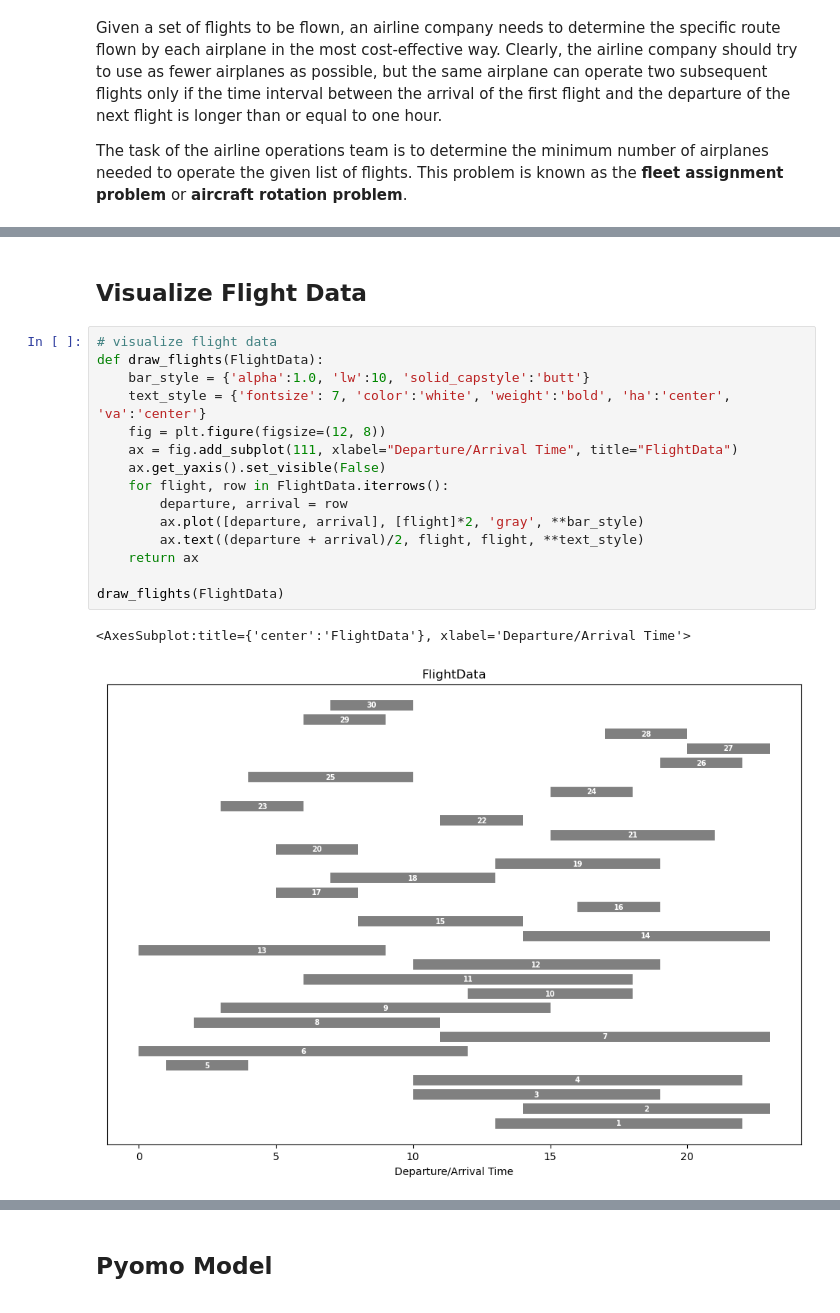
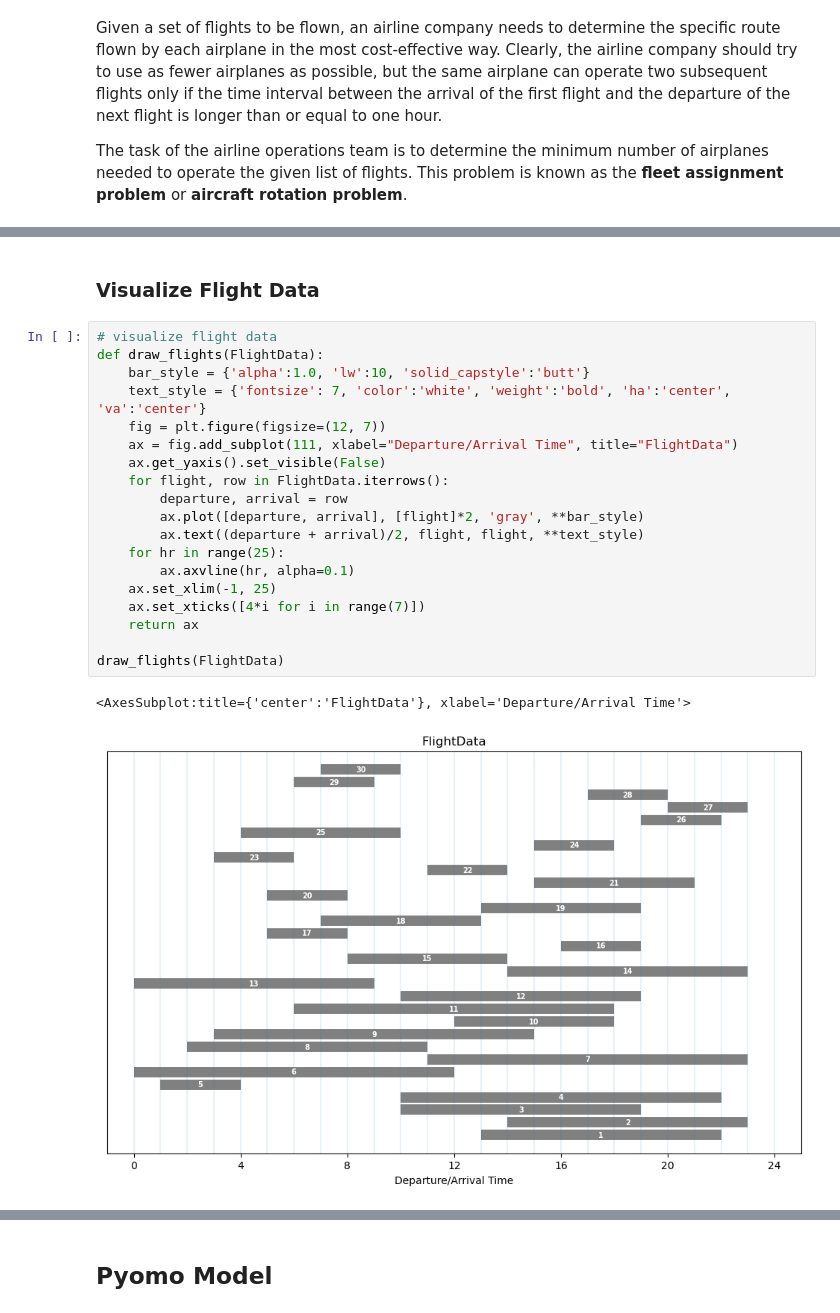
Before and after one commit to mobook/MO-book, a Jupyter notebook: notebooks/07/fleet-assignment.ipynb, the cells around one changed output, grey strips where cells are left out. Cells and saved outputs as stored; diff of their text form.

```diff
--- a/notebooks/07/fleet-assignment.ipynb
+++ b/notebooks/07/fleet-assignment.ipynb
@@ -45,20 +56,24 @@ FlightData.set_index("Flight", inplace=True)
 # %% [markdown]
-## Visualize Flight Data
+### Visualize Flight Data
 # %%
 # visualize flight data
 def draw_flights(FlightData):
     bar_style = {'alpha':1.0, 'lw':10, 'solid_capstyle':'butt'}
     text_style = {'fontsize': 7, 'color':'white', 'weight':'bold', 'ha':'center', 'va':'center'}
-    fig = plt.figure(figsize=(12, 8))
+    fig = plt.figure(figsize=(12, 7))
     ax = fig.add_subplot(111, xlabel="Departure/Arrival Time", title="FlightData")
     ax.get_yaxis().set_visible(False)
     for flight, row in FlightData.iterrows():
         departure, arrival = row
         ax.plot([departure, arrival], [flight]*2, 'gray', **bar_style)
         ax.text((departure + arrival)/2, flight, flight, **text_style)
+    for hr in range(25):
+        ax.axvline(hr, alpha=0.1)
+    ax.set_xlim(-1, 25)
+    ax.set_xticks([4*i for i in range(7)])
     return ax
 
 draw_flights(FlightData)
 # %% [output]
 <AxesSubplot:title={'center':'FlightData'}, xlabel='Departure/Arrival Time'>
-[figure, old version]
+[figure, new version]
```
Also changed, not shown: parts of 25 cells of this notebook.
